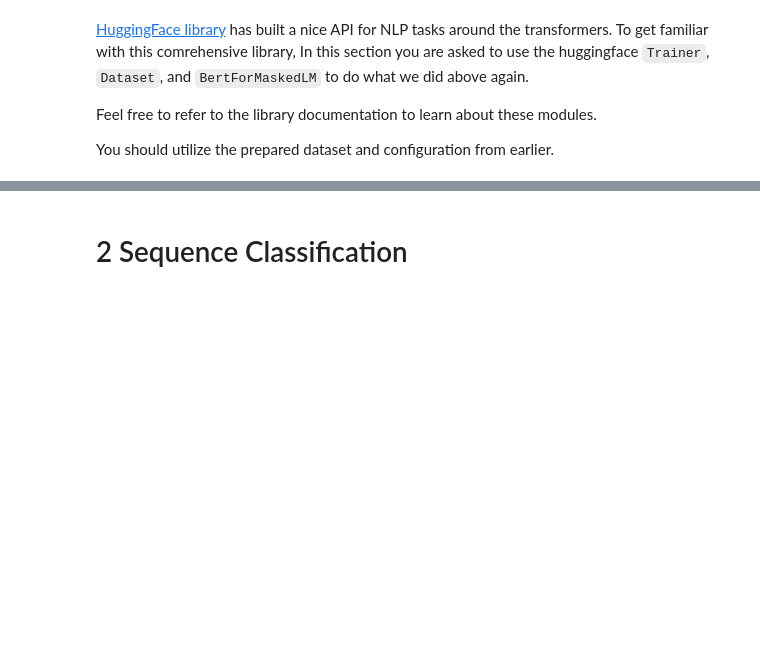
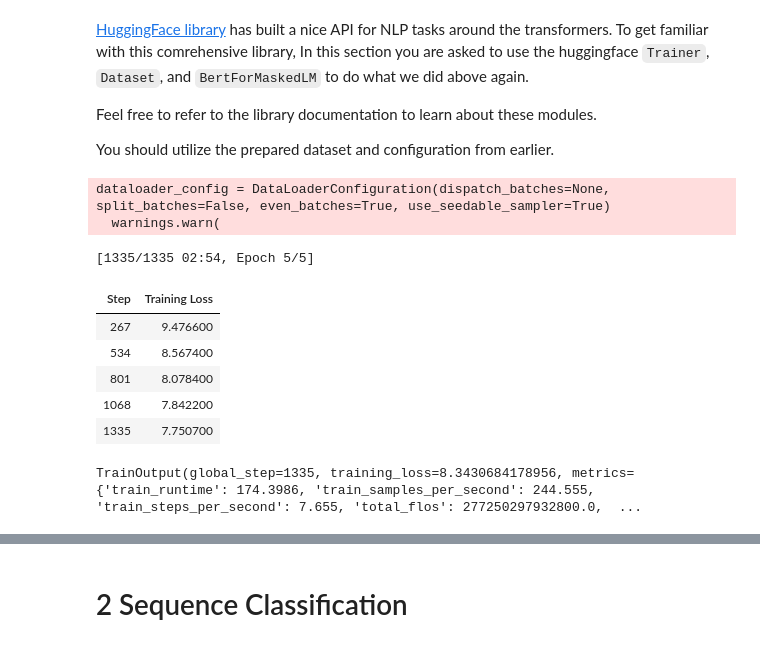
Before and after one commit to sehbeygi79/Bert-MLM-SeqClassification, a Jupyter notebook: Bert-MLM-SeqClassification.ipynb, the cells around one changed output, grey strips where cells are left out. Saved outputs shown, nothing was run; the diff lists cells and outputs as text; code cells hidden in the pictures; blank space fills up the shorter version.

```diff
--- a/Bert-MLM-SeqClassification.ipynb
+++ b/Bert-MLM-SeqClassification.ipynb
@@ -94,12 +94,12 @@ from transformers import BertConfig
 
 # Define configuration parameters for the BERT model
 config = BertConfig(
-    hidden_size = 384,
-    vocab_size= tokenizer.vocab_size,
-    num_hidden_layers = 6,
-    num_attention_heads = 6,
-    intermediate_size = 1024,
-    max_position_embeddings = 256
+    hidden_size=384,
+    vocab_size=tokenizer.vocab_size,
+    num_hidden_layers=6,
+    num_attention_heads=6,
+    intermediate_size=1024,
+    max_position_embeddings=256,
 )
 # %% [markdown]
 # 1 Masked Language Modeling
@@ -437,0 +436,39 @@ You should utilize the prepared dataset and configuration from earlier.
+# %%
+######################  TODO  ########################
+######################  TODO  ########################
+
+from transformers import BertForMaskedLM, Trainer, TrainingArguments
+
+bert_mlm_model = BertForMaskedLM(config)
+
+training_args = TrainingArguments(
+    output_dir="./results",
+    learning_rate=learning_rate,
+    per_device_train_batch_size=batch_size,
+    num_train_epochs=num_epoch,
+    logging_steps=len(train_dataloader),  # Log per epoch
+    report_to=[],  # Disable wandb logging
+)
+
+trainer = Trainer(
+    model=bert_mlm_model,
+    args=training_args,
+    data_collator=collate_fn,
+    train_dataset=mlm_dataset["train"],
+)
+
+trainer.train()
+
+######################  TODO  ########################
+######################  TODO  ########################
+# %% [output]
+dataloader_config = DataLoaderConfiguration(dispatch_batches=None, split_batches=False, even_batches=True, use_seedable_sampler=True)
+  warnings.warn(
+[1335/1335 02:54, Epoch 5/5]
+| Step | Training Loss |
+| 267 | 9.476600 |
+| 534 | 8.567400 |
+| 801 | 8.078400 |
+| 1068 | 7.842200 |
+| 1335 | 7.750700 |
+TrainOutput(global_step=1335, training_loss=8.3430684178956, metrics={'train_runtime': 174.3986, 'train_samples_per_second': 244.555, 'train_steps_per_second': 7.655, 'total_flos': 277250297932800.0,  ...
```
Also changed, not shown: parts of 12 cells of this notebook.
